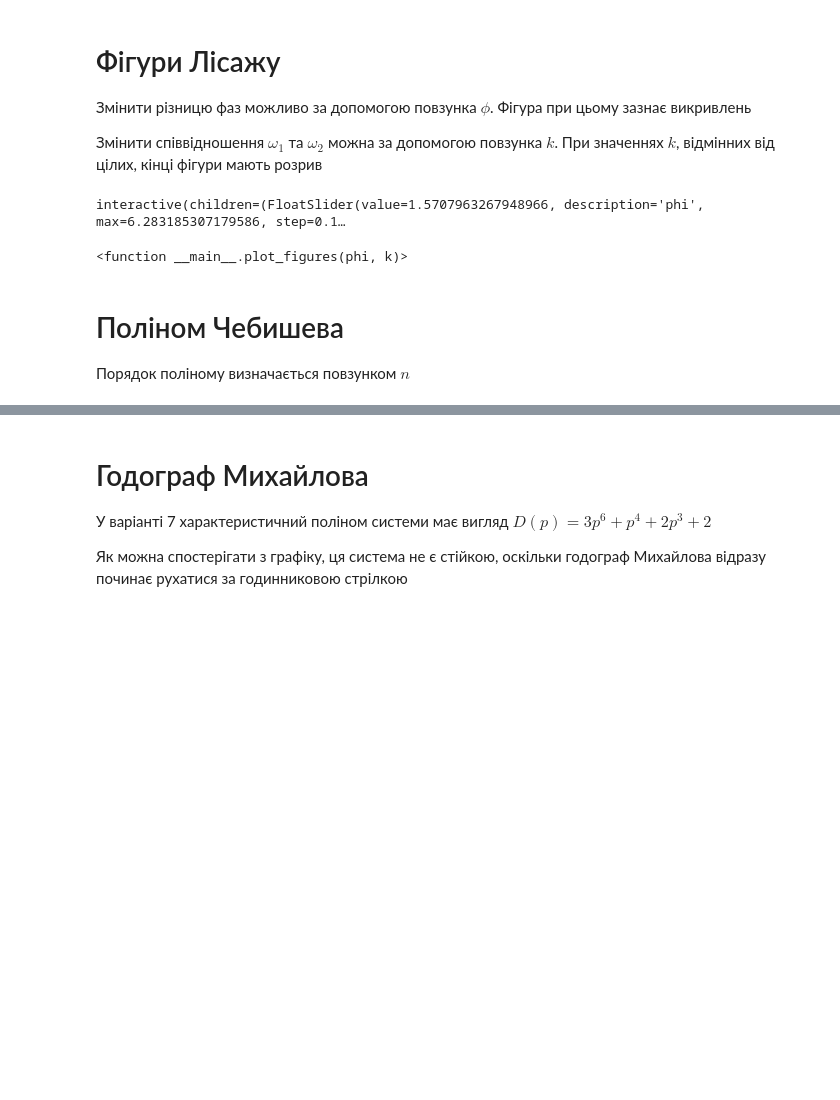
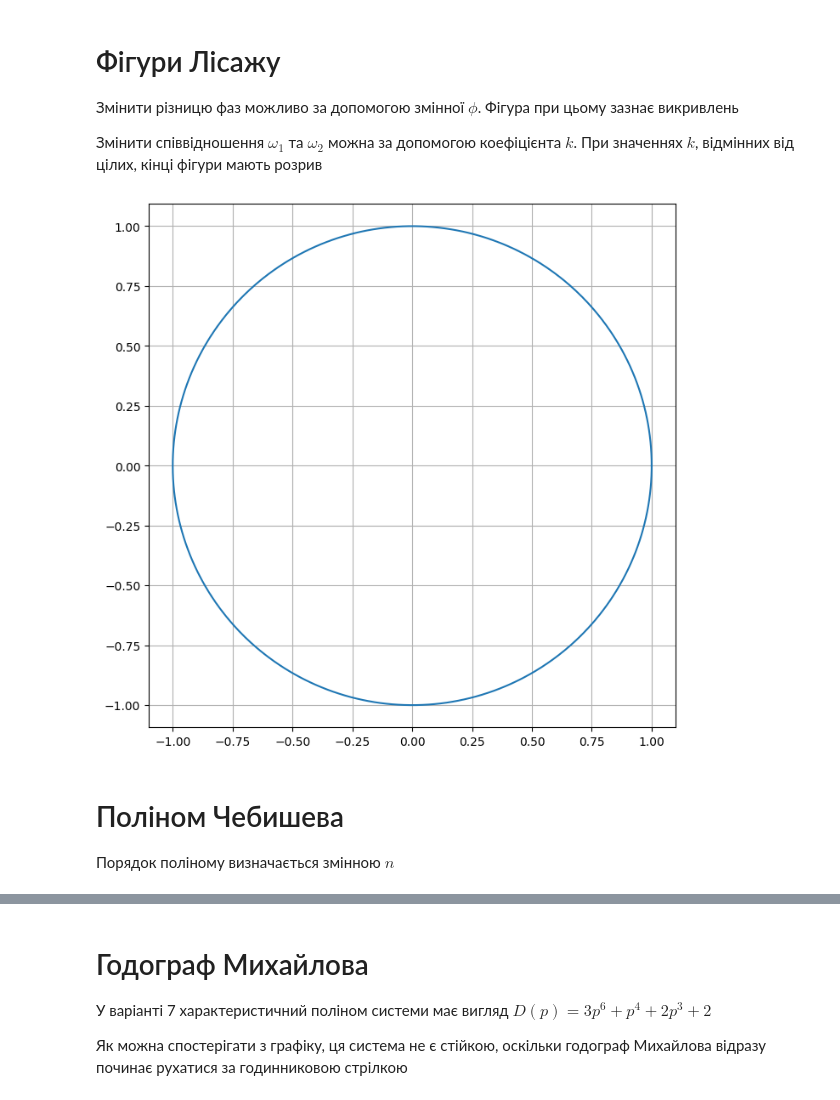
Before and after one commit to Borwec/mmsp_25_26, a Jupyter notebook: lab1/lab1.ipynb, the cells around one changed output, grey strips where cells are left out. Drawn from its saved outputs; the diff is of its cells as text; code cells hidden in the pictures; blank space fills up the shorter version.

```diff
--- a/lab1/lab1.ipynb
+++ b/lab1/lab1.ipynb
@@ -7,46 +6,29 @@ import ipywidgets as widgets
 import random as rnd
 # %% [markdown]
 # Фігури Лісажу
-Змінити різницю фаз можливо за допомогою повзунка $ϕ$. Фігура при цьому зазнає викривлень
+Змінити різницю фаз можливо за допомогою змінної $ϕ$. Фігура при цьому зазнає викривлень
 
-Змінити співвідношення $ω_1$ та $ω_2$ можна за допомогою повзунка $k$. При значеннях $k$, відмінних від цілих, кінці фігури мають розрив
+Змінити співвідношення $ω_1$ та $ω_2$ можна за допомогою коефіцієнта $k$. При значеннях $k$, відмінних від цілих, кінці фігури мають розрив
 # %%
 omega = 1.0
+phi = np.pi / 2
+k = 1
 
 t = np.linspace(0, 2 * np.pi, 1000)
 
-def plot_figures(phi, k):
-    x = np.sin(k * omega * t + phi)
-    y = np.sin(omega * t)
 
-    plt.figure(figsize=(8, 8))
-    plt.plot(x, y)
-    plt.axis("equal")
-    plt.grid(True)
-    plt.show()
+x = np.sin(k * omega * t + phi)
+y = np.sin(omega * t)
 
-phi_slider = widgets.FloatSlider(
-    value=np.pi / 2,
-    min=0.0,
-    max=2 * np.pi,
-    step=np.pi / 20,
-    description="phi"
-)
-
-k_slider = widgets.FloatSlider(
-    value=1.0,
-    min=0.0,
-    max=3.0,
-    step=0.1,
-    description="k"
-)
-
-widgets.interact(plot_figures, phi=phi_slider, k=k_slider)
+plt.figure(figsize=(8, 8))
+plt.plot(x, y)
+plt.axis("equal")
+plt.grid(True)
+plt.show()
 # %% [output]
-interactive(children=(FloatSlider(value=1.5707963267948966, description='phi', max=6.283185307179586, step=0.1…
-<function __main__.plot_figures(phi, k)>
+[figure, added]
 # %% [markdown]
 # Поліном Чебишева
-Порядок поліному визначається повзунком $n$
+Порядок поліному визначається змінною $n$
 # %%
 x = np.linspace(-1, 1, 1000)
```
Also changed, not shown: parts of 4 cells of this notebook.
